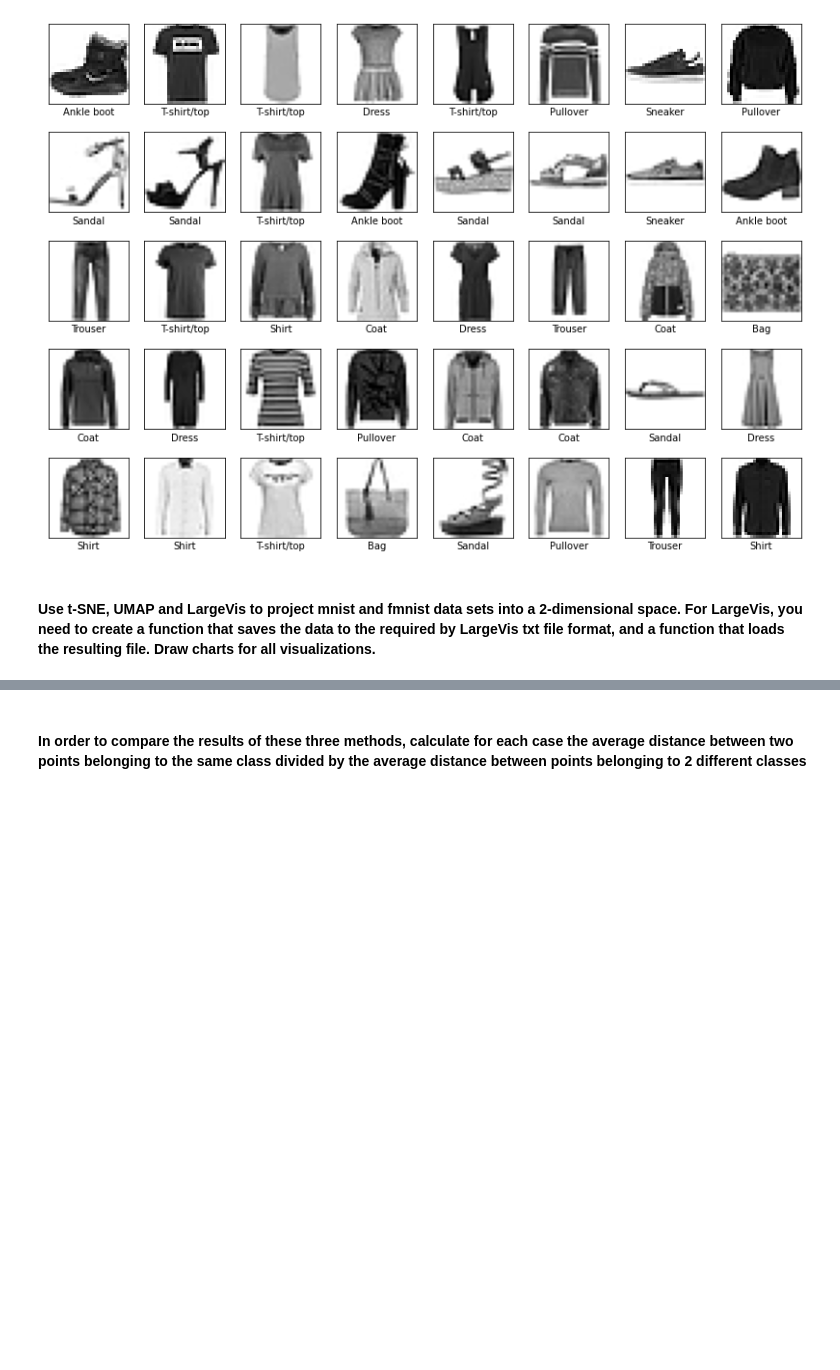
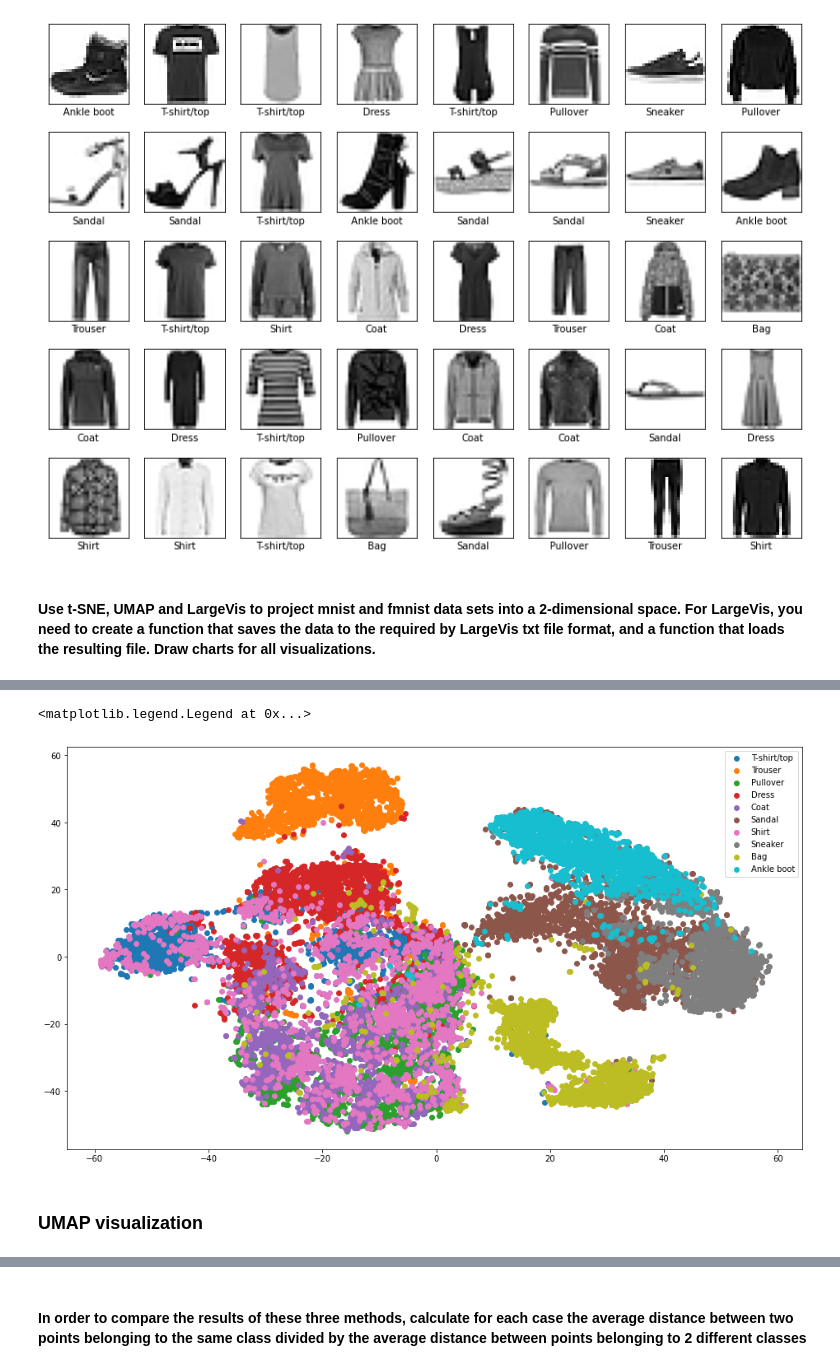
Before and after one commit to PKopel/data-embedding, a Jupyter notebook: umap_largevis.ipynb, the cells around one changed output, grey strips where cells are left out. Drawn from its saved outputs; the diff is of its cells as text; code cells hidden in the pictures; blank space fills up the shorter version.

```diff
--- a/umap_largevis.ipynb
+++ b/umap_largevis.ipynb
@@ -201,0 +83,18 @@ y_coord = points_transformed[:, 1]
+# %%
+tsne_fmnist = TSNE(n_components=2, perplexity=100)
+X_fmnist = tsne_fmnist.fit_transform(fmnist_data)
+# %%
+fig = plt.figure(figsize=(16, 9))
+
+X_fmnist_df = pd.concat([pd.DataFrame(X_fmnist, columns=['dim 1', 'dim 2']), fmnist['target'][:20000]], axis=1)
+
+X_fmnist_df['class'] = X_fmnist_df['class'].apply(lambda x: int(x))
+for target in range(10):
+    data = X_fmnist_df['class'] == target
+    plt.scatter(X_fmnist_df.loc[data, 'dim 1'], X_fmnist_df.loc[data, 'dim 2'], label=fmnist_names[target])
+plt.legend()
+# %% [output]
+<matplotlib.legend.Legend at 0x...>
+[figure, added]
+# %% [markdown]
+### UMAP visualization
```
Also changed, not shown: parts of 30 cells of this notebook, 2 other files.
